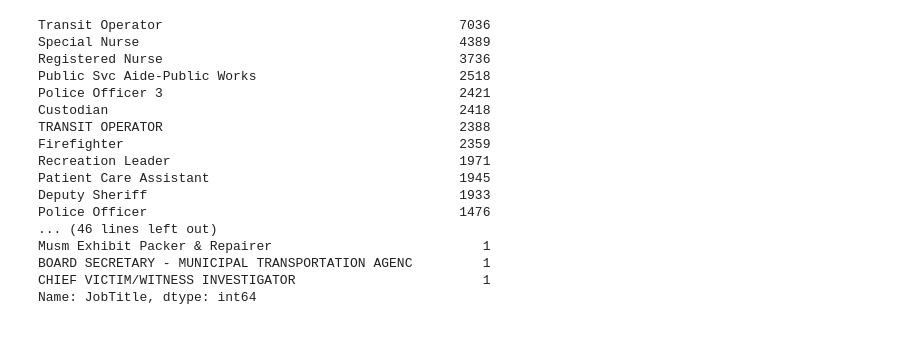
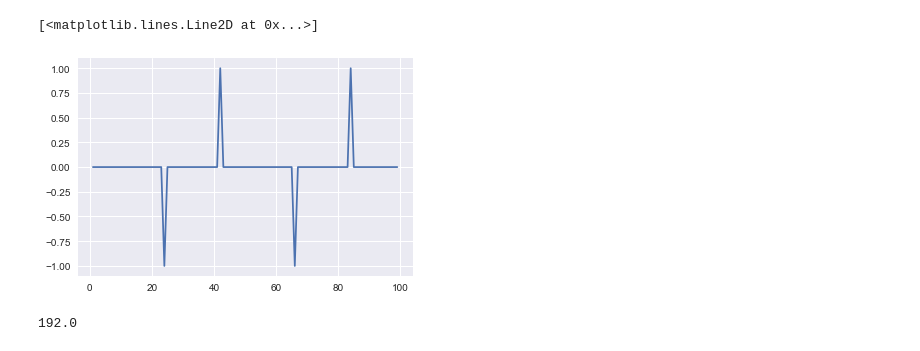
Before and after one commit to Azure/fast_retraining, a Jupyter notebook: experiments/Data Exploration.ipynb, the cells around one changed output. Saved outputs shown, nothing was run; the diff lists cells and outputs as text; code cells hidden in the pictures.

```diff
--- a/experiments/Data Exploration.ipynb
+++ b/experiments/Data Exploration.ipynb
@@ -36,0 +1,4 @@ df = pd.read_csv('/fileshare/sf_salaries/Salaries.csv', index_col=0)
+# %%
+filepath = '/fileshare/BCI_Comp_III_Wads_2004/Subject_A_Train.mat'
+srate = 240 # Hz
+# Filtered 0.1 - 60Hz
@@ -36,0 +11,2 @@ df = pd.read_csv('/fileshare/sf_salaries/Salaries.csv', index_col=0)
+# %%
+eeg_data = loadmat(filepath)
@@ -37 +42,3 @@ df = pd.read_csv('/fileshare/sf_salaries/Salaries.csv', index_col=0)
+# %%
+flash_series = pd.Series(eeg_data['Flashing'][0, :])
 # %%
@@ -47,20 +53,7 @@ df.head()
-# %%
-df['JobTitle'].value_counts()
-# %% [output]
-Transit Operator                                      7036
-Special Nurse                                         4389
-Registered Nurse                                      3736
-Public Svc Aide-Public Works                          2518
-Police Officer 3                                      2421
-Custodian                                             2418
-TRANSIT OPERATOR                                      2388
-Firefighter                                           2359
-Recreation Leader                                     1971
-Patient Care Assistant                                1945
-Deputy Sheriff                                        1933
-Police Officer                                        1476
-... (46 lines left out)
-Musm Exhibit Packer & Repairer                           1
-BOARD SECRETARY - MUNICIPAL TRANSPORTATION AGENC         1
-CHIEF VICTIM/WITNESS INVESTIGATOR                        1
-Name: JobTitle, dtype: int64
+# %%
+diff_seq = flash_series.diff()
+# %%
+plt.plot(diff_seq[:100])
+# %% [output]
+[<matplotlib.lines.Line2D at 0x...>]
+[figure, added]
@@ -66,0 +65,4 @@ Name: JobTitle, dtype: int64
+# %%
+np.round(0.8 * 240)
+# %% [output]
+192.0
```
Also changed, not shown: parts of 26 cells of this notebook, 2 other files.
